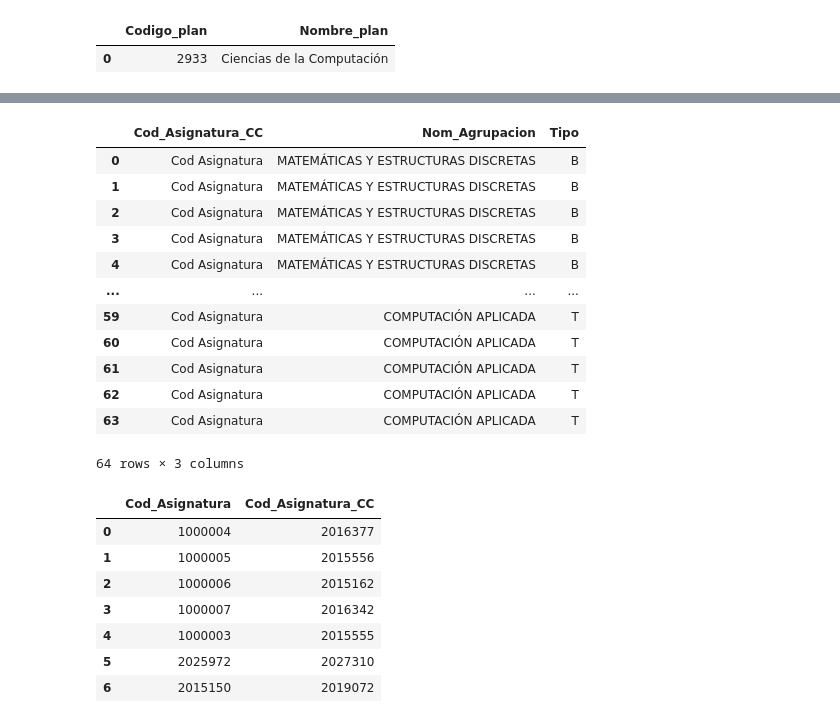
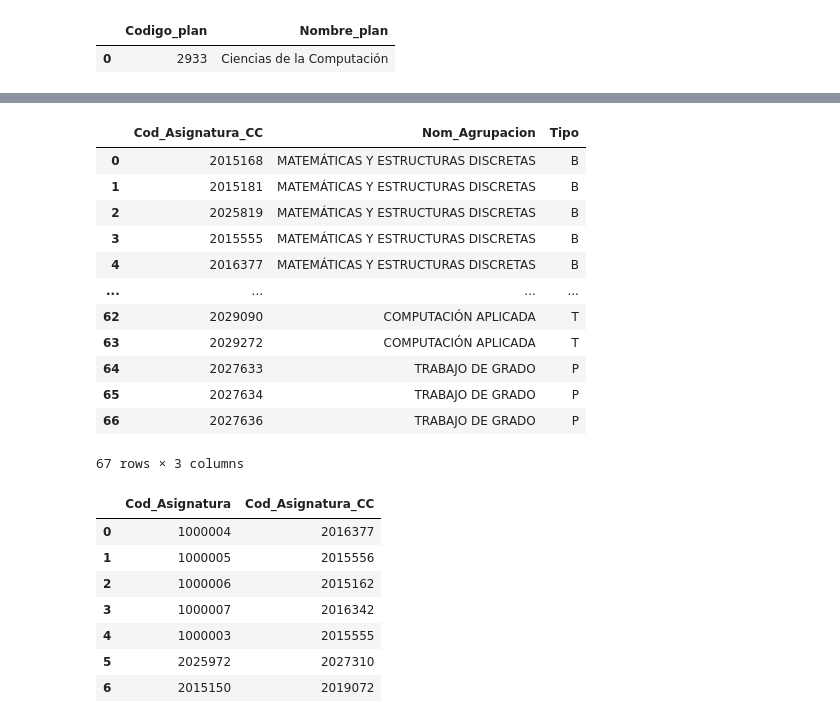
Before and after one commit to DarkNightSoldier/DTApp, a Jupyter notebook: BaseDeDatos.ipynb, the cells around one changed output, grey strips where cells are left out. Drawn from its saved outputs; the diff is of its cells as text; code cells hidden in the pictures.

```diff
--- a/BaseDeDatos.ipynb
+++ b/BaseDeDatos.ipynb
@@ -48,33 +41,33 @@ Successfully installed greenlet-3.1.1 pandasql-0.7.3 sqlalchemy-2.0.38 typing-ex
 # %%
 from pandasql import sqldf
 
 Asignaturas_CC = pd.read_excel("InfoCC.xlsx", sheet_name="PlanEstudios")
 query = '''
 SELECT
-    "Cod Asignatura" AS "Cod_Asignatura_CC",
+    "Cod_Asignatura" AS "Cod_Asignatura_CC",
     "Nom_Agrupacion",
     Tipo
 FROM
     Asignaturas_CC
 '''
 
 Asignaturas_CC = sqldf(query)
 
 Asignaturas_CC
 # %% [output]
 |  | Cod_Asignatura_CC | Nom_Agrupacion | Tipo |
-| 0 | Cod Asignatura | MATEMÁTICAS Y ESTRUCTURAS DISCRETAS | B |
-| 1 | Cod Asignatura | MATEMÁTICAS Y ESTRUCTURAS DISCRETAS | B |
-| 2 | Cod Asignatura | MATEMÁTICAS Y ESTRUCTURAS DISCRETAS | B |
-| 3 | Cod Asignatura | MATEMÁTICAS Y ESTRUCTURAS DISCRETAS | B |
-| 4 | Cod Asignatura | MATEMÁTICAS Y ESTRUCTURAS DISCRETAS | B |
+| 0 | 2015168 | MATEMÁTICAS Y ESTRUCTURAS DISCRETAS | B |
+| 1 | 2015181 | MATEMÁTICAS Y ESTRUCTURAS DISCRETAS | B |
+| 2 | 2025819 | MATEMÁTICAS Y ESTRUCTURAS DISCRETAS | B |
+| 3 | 2015555 | MATEMÁTICAS Y ESTRUCTURAS DISCRETAS | B |
+| 4 | 2016377 | MATEMÁTICAS Y ESTRUCTURAS DISCRETAS | B |
 | ... | ... | ... | ... |
-| 59 | Cod Asignatura | COMPUTACIÓN APLICADA | T |
-| 60 | Cod Asignatura | COMPUTACIÓN APLICADA | T |
-| 61 | Cod Asignatura | COMPUTACIÓN APLICADA | T |
-| 62 | Cod Asignatura | COMPUTACIÓN APLICADA | T |
-| 63 | Cod Asignatura | COMPUTACIÓN APLICADA | T |
+| 62 | 2029090 | COMPUTACIÓN APLICADA | T |
+| 63 | 2029272 | COMPUTACIÓN APLICADA | T |
+| 64 | 2027633 | TRABAJO DE GRADO | P |
+| 65 | 2027634 | TRABAJO DE GRADO | P |
+| 66 | 2027636 | TRABAJO DE GRADO | P |
-64 rows × 3 columns
+67 rows × 3 columns
 # %%
 Equivalencias = pd.read_excel("InfoCC.xlsx", sheet_name="Equivalencias")
 query = '''
```
Also changed, not shown: parts of 4 cells of this notebook, 7 other files.
